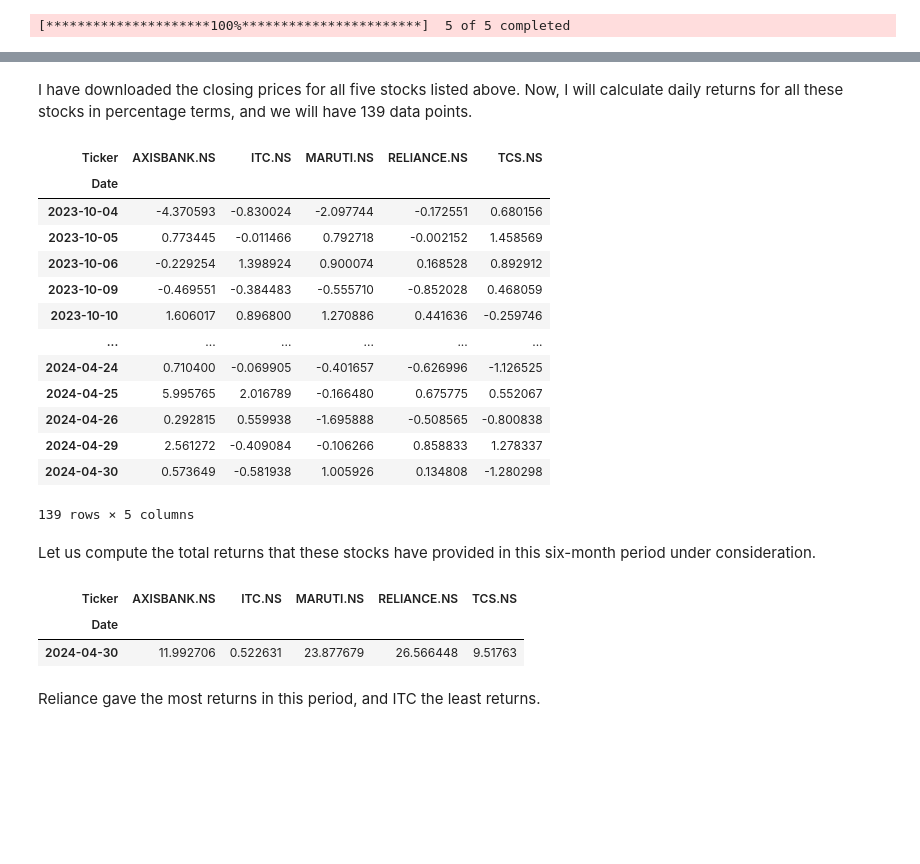
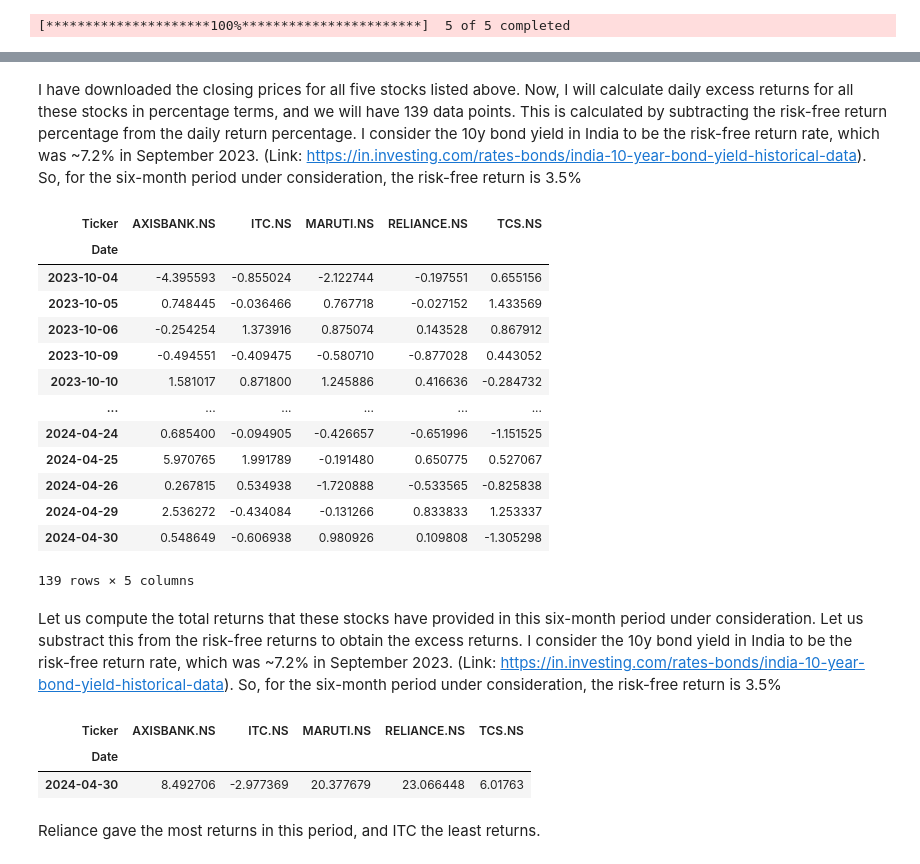
Before and after one commit to 3v-mb/Mini-projects-in-Financial-Engineering, a Jupyter notebook: Black-Litterman Model.ipynb, the cells around one changed output, grey strips where cells are left out. Saved outputs shown, nothing was run; the diff lists cells and outputs as text; code cells hidden in the pictures; blank space fills up the shorter version.

```diff
--- a/Black-Litterman Model.ipynb
+++ b/Black-Litterman Model.ipynb
@@ -38,35 +38,37 @@ data
 | 2024-04-30 | 1165.000977 | 421.405975 | 12697.567383 | 1467.000000 | 3715.848145 |
 140 rows × 5 columns
 # %% [markdown]
-I have downloaded the closing prices for all five stocks listed above. Now, I will calculate daily returns for all these stocks in percentage terms, and we will have 139 data points.
+I have downloaded the closing prices for all five stocks listed above. Now, I will calculate daily excess returns for all these stocks in percentage terms, and we will have 139 data points. This is calculated by subtracting the risk-free return percentage from the daily return percentage. I consider the 10y bond yield in India to be the risk-free return rate, which was ~7.2% in September 2023. (Link: https://in.investing.com/rates-bonds/india-10-year-bond-yield-historical-data). So, for the six-month period under consideration, the risk-free return is 3.5%
 # %%
 daily_returns = data.pct_change().dropna()*100
 # %%
+daily_returns = daily_returns - 3.5/140
 daily_returns
 # %% [output]
 | Ticker | AXISBANK.NS | ITC.NS | MARUTI.NS | RELIANCE.NS | TCS.NS |
 | Date |  |  |  |  |  |
-| 2023-10-04 | -4.370593 | -0.830024 | -2.097744 | -0.172551 | 0.680156 |
-| 2023-10-05 | 0.773445 | -0.011466 | 0.792718 | -0.002152 | 1.458569 |
-| 2023-10-06 | -0.229254 | 1.398924 | 0.900074 | 0.168528 | 0.892912 |
-| 2023-10-09 | -0.469551 | -0.384483 | -0.555710 | -0.852028 | 0.468059 |
-| 2023-10-10 | 1.606017 | 0.896800 | 1.270886 | 0.441636 | -0.259746 |
+| 2023-10-04 | -4.395593 | -0.855024 | -2.122744 | -0.197551 | 0.655156 |
+| 2023-10-05 | 0.748445 | -0.036466 | 0.767718 | -0.027152 | 1.433569 |
+| 2023-10-06 | -0.254254 | 1.373916 | 0.875074 | 0.143528 | 0.867912 |
+| 2023-10-09 | -0.494551 | -0.409475 | -0.580710 | -0.877028 | 0.443052 |
+| 2023-10-10 | 1.581017 | 0.871800 | 1.245886 | 0.416636 | -0.284732 |
 | ... | ... | ... | ... | ... | ... |
-| 2024-04-24 | 0.710400 | -0.069905 | -0.401657 | -0.626996 | -1.126525 |
-| 2024-04-25 | 5.995765 | 2.016789 | -0.166480 | 0.675775 | 0.552067 |
-| 2024-04-26 | 0.292815 | 0.559938 | -1.695888 | -0.508565 | -0.800838 |
-| 2024-04-29 | 2.561272 | -0.409084 | -0.106266 | 0.858833 | 1.278337 |
-| 2024-04-30 | 0.573649 | -0.581938 | 1.005926 | 0.134808 | -1.280298 |
+| 2024-04-24 | 0.685400 | -0.094905 | -0.426657 | -0.651996 | -1.151525 |
+| 2024-04-25 | 5.970765 | 1.991789 | -0.191480 | 0.650775 | 0.527067 |
+| 2024-04-26 | 0.267815 | 0.534938 | -1.720888 | -0.533565 | -0.825838 |
+| 2024-04-29 | 2.536272 | -0.434084 | -0.131266 | 0.833833 | 1.253337 |
+| 2024-04-30 | 0.548649 | -0.606938 | 0.980926 | 0.109808 | -1.305298 |
 139 rows × 5 columns
 # %% [markdown]
-Let us compute the total returns that these stocks have provided in this six-month period under consideration.
+Let us compute the total returns that these stocks have provided in this six-month period under consideration. Let us substract this from the risk-free returns to obtain the excess returns. I consider the 10y bond yield in India to be the risk-free return rate, which was ~7.2% in September 2023. (Link: https://in.investing.com/rates-bonds/india-10-year-bond-yield-historical-data). So, for the six-month period under consideration, the risk-free return is 3.5%
 # %%
 total_returns = data.pct_change(139).dropna()*100
+total_returns = total_returns - 3.5
 total_returns
 # %% [output]
 | Ticker | AXISBANK.NS | ITC.NS | MARUTI.NS | RELIANCE.NS | TCS.NS |
 | Date |  |  |  |  |  |
-| 2024-04-30 | 11.992706 | 0.522631 | 23.877679 | 26.566448 | 9.51763 |
+| 2024-04-30 | 8.492706 | -2.977369 | 20.377679 | 23.066448 | 6.01763 |
 # %% [markdown]
 Reliance gave the most returns in this period, and ITC the least returns.
 # %% [markdown]
```
Also changed, not shown: parts of 53 cells of this notebook.
